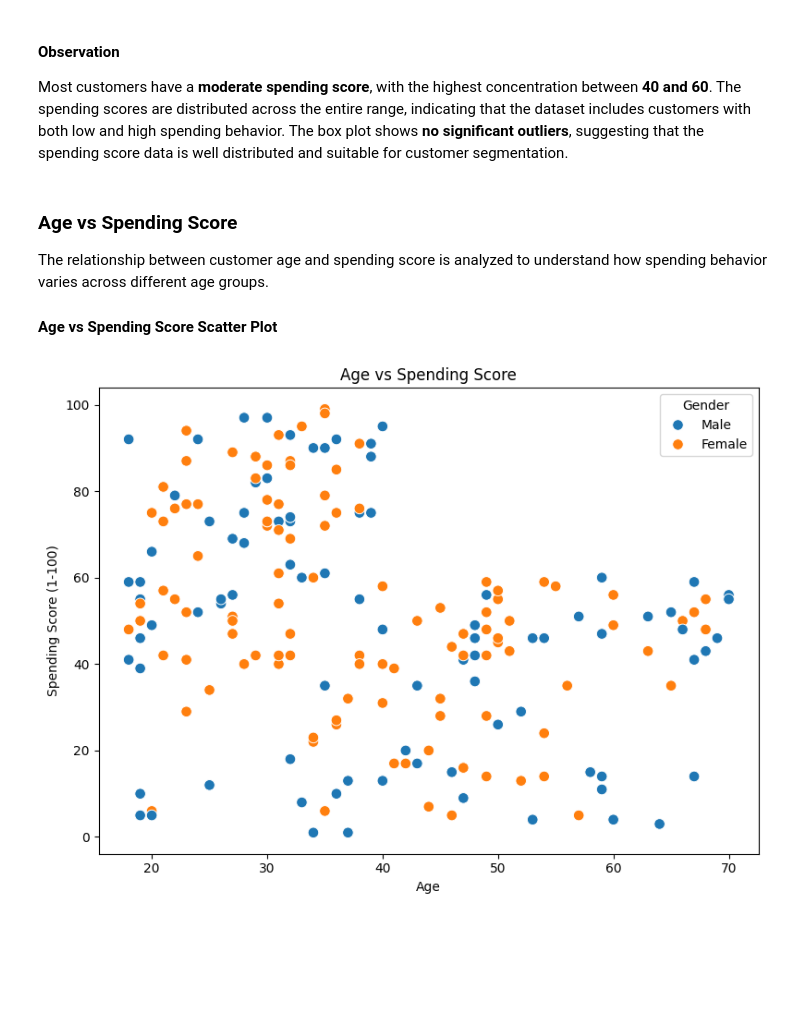
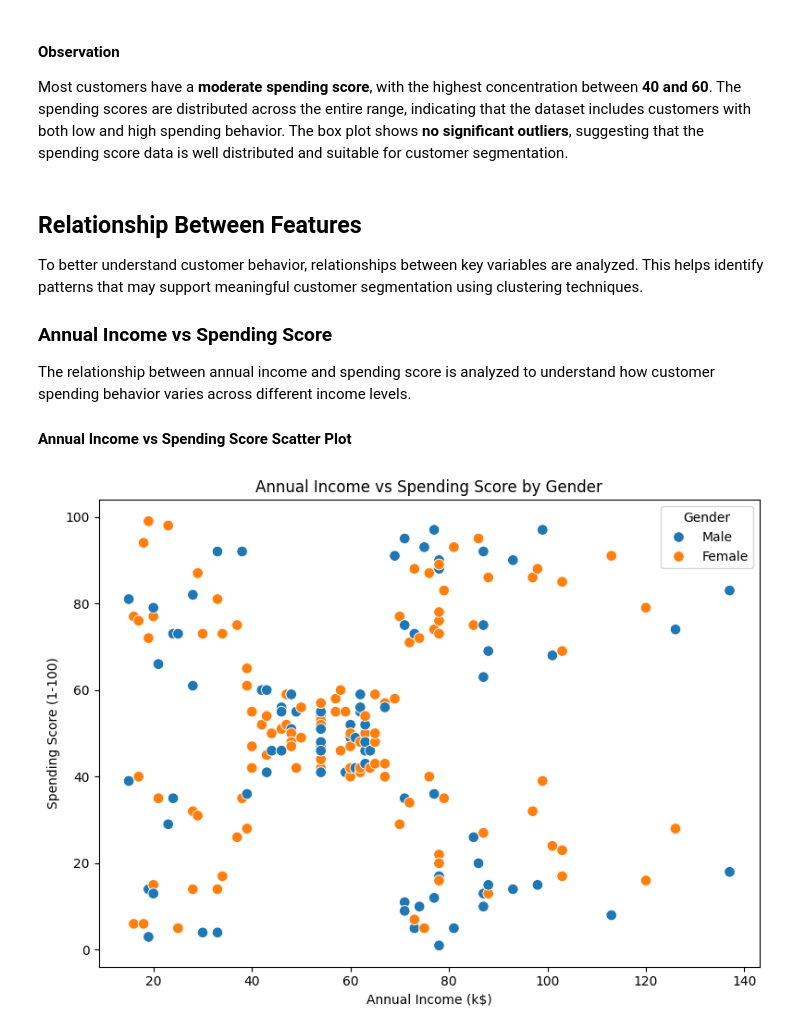
Before and after one commit to huzaifawaheed2/DevelopersHub-Corporation-Advanced-Internship, a Jupyter notebook: Project-02-Customer-Segmentation/notebooks/Customer_Segmentation.ipynb, the cells around one changed output. Drawn from its saved outputs; the diff is of its cells as text; code cells hidden in the pictures; blank space fills up the shorter version.

```diff
--- a/Project-02-Customer-Segmentation/notebooks/Customer_Segmentation.ipynb
+++ b/Project-02-Customer-Segmentation/notebooks/Customer_Segmentation.ipynb
@@ -445,35 +439,41 @@ plt.show()
 
 Most customers have a **moderate spending score**, with the highest concentration between **40 and 60**. The spending scores are distributed across the entire range, indicating that the dataset includes customers with both low and high spending behavior. The box plot shows **no significant outliers**, suggesting that the spending score data is well distributed and suitable for customer segmentation.
 # %% [markdown]
-### Age vs Spending Score
+## Relationship Between Features
 
-The relationship between customer age and spending score is analyzed to understand how spending behavior varies across different age groups.
+To better understand customer behavior, relationships between key variables are analyzed. This helps identify patterns that may support meaningful customer segmentation using clustering techniques.
 
-#### Age vs Spending Score Scatter Plot
+### Annual Income vs Spending Score
+
+The relationship between annual income and spending score is analyzed to understand how customer spending behavior varies across different income levels.
+
+#### Annual Income vs Spending Score Scatter Plot
 # %%
+# Plot annual income vs spending score
+
 plt.figure(figsize=(8, 6))
 
 sns.scatterplot(
     data=df,
-    x="Age",
+    x="Annual Income (k$)",
     y="Spending Score (1-100)",
     hue="Genre",
     s=70
 )
 
-plt.title("Age vs Spending Score")
-plt.xlabel("Age")
+plt.title("Annual Income vs Spending Score by Gender")
+plt.xlabel("Annual Income (k$)")
 plt.ylabel("Spending Score (1-100)")
 plt.legend(title="Gender")
 
 plt.tight_layout()
 
 # plt.savefig(
-#     "../outputs/figures/08_age_vs_spending_score.png",
+#     "../outputs/figures/08_annual_income_vs_spending_score.png",
 #     dpi=300,
 #     bbox_inches="tight"
 # )
 
 plt.show()
 # %% [output]
-[figure, old version]
+[figure, new version]
```
Also changed, not shown: parts of 17 cells of this notebook.
